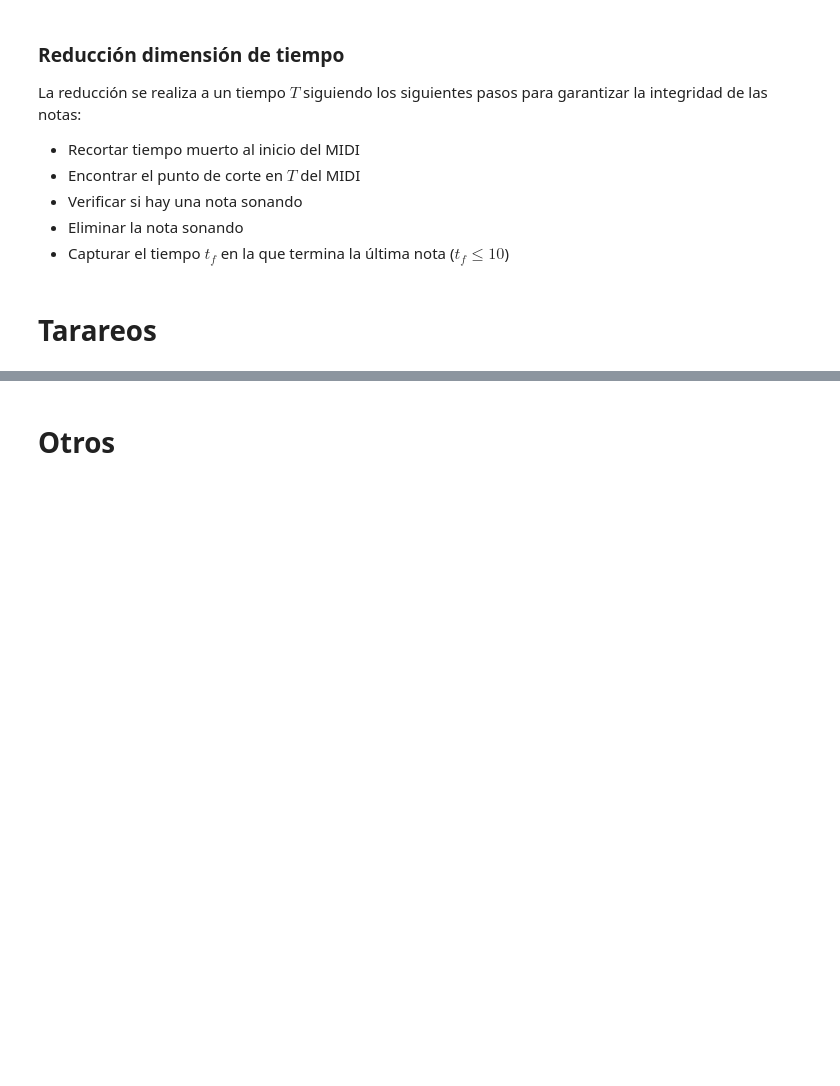
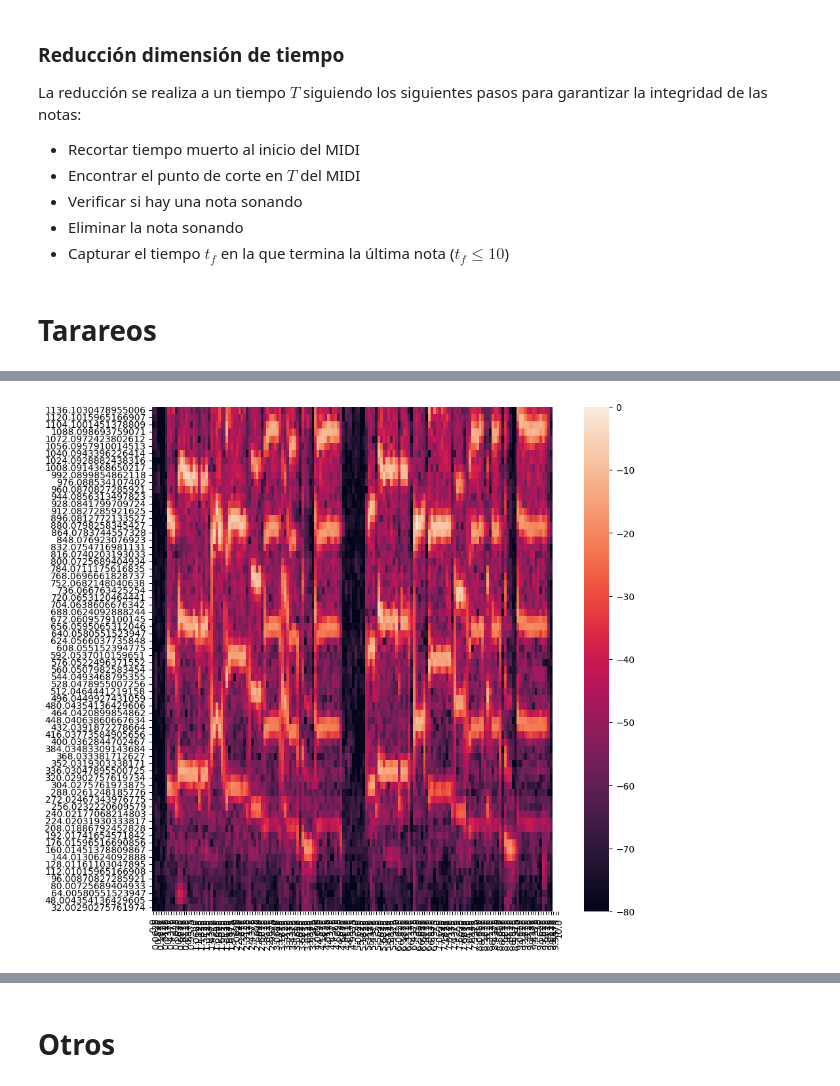
Before and after one commit to JafetMoon/hum_transcription_Project_DIA, a Jupyter notebook: 2-preprocesamiento.ipynb, the cells around one changed output, grey strips where cells are left out. Drawn from its saved outputs; the diff is of its cells as text; code cells hidden in the pictures; blank space fills up the shorter version.

```diff
--- a/2-preprocesamiento.ipynb
+++ b/2-preprocesamiento.ipynb
@@ -120,0 +170,8 @@ spectro = utils.tarareos.process_audio_files(path, L)
+# %%
+import seaborn as sns
+fig, ax = plt.subplots(figsize=(10,10))
+
+sns.heatmap(foo_spectro, yticklabels=foo_freqs, xticklabels=[i*L_seg for i in range(161)], ax=ax)
+ax.invert_yaxis()
+# %% [output]
+[figure, added]
```
Also changed, not shown: parts of 14 cells of this notebook, 3 other files.
